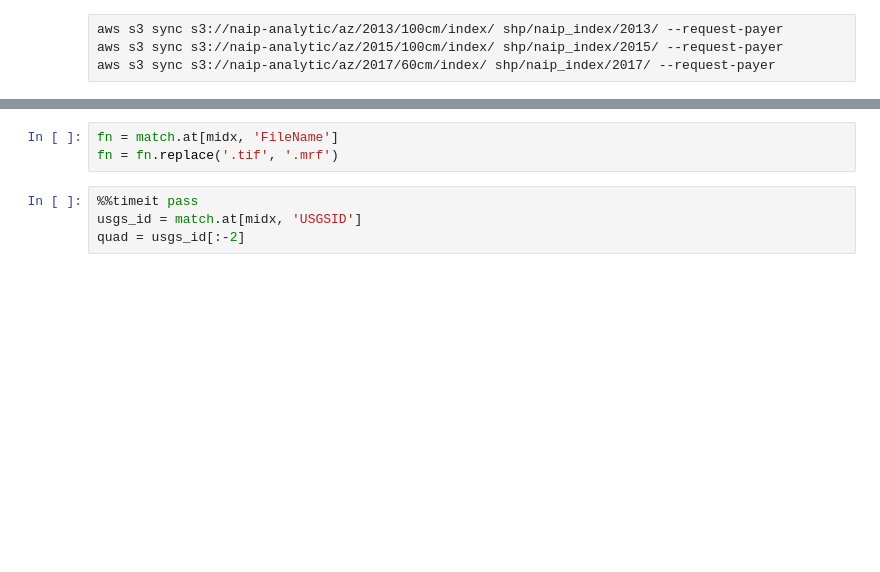
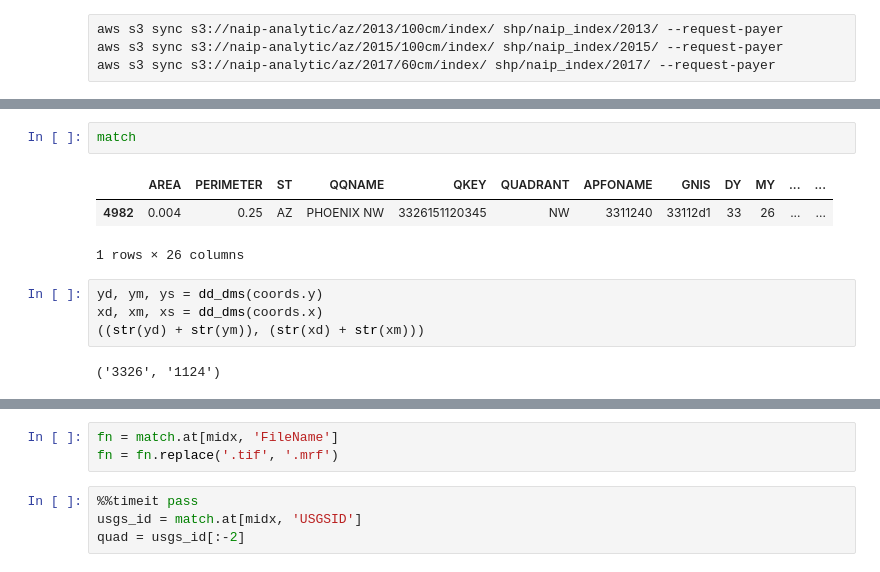
Before and after one commit to tjslezak/remote-sensing-roundtable, a Jupyter notebook: az_naip_index.ipynb, the cells around one changed output, grey strips where cells are left out. Saved outputs shown, nothing was run; the diff lists cells and outputs as text; blank space fills up the shorter version.

```diff
--- a/az_naip_index.ipynb
+++ b/az_naip_index.ipynb
@@ -55,0 +102,12 @@ Wall time: 48.1 ms
+# %%
+match
+# %% [output]
+|  | AREA | PERIMETER | ST | QQNAME | QKEY | QUADRANT | APFONAME | GNIS | DY | MY | ... | ... |
+| 4982 | 0.004 | 0.25 | AZ | PHOENIX NW | 3326151120345 | NW | 3311240 | 33112d1 | 33 | 26 | ... | ... |
+1 rows × 26 columns
+# %%
+yd, ym, ys = dd_dms(coords.y)
+xd, xm, xs = dd_dms(coords.x)
+((str(yd) + str(ym)), (str(xd) + str(xm)))
+# %% [output]
+('3326', '1124')
```
Also changed, not shown: parts of 41 cells of this notebook.
